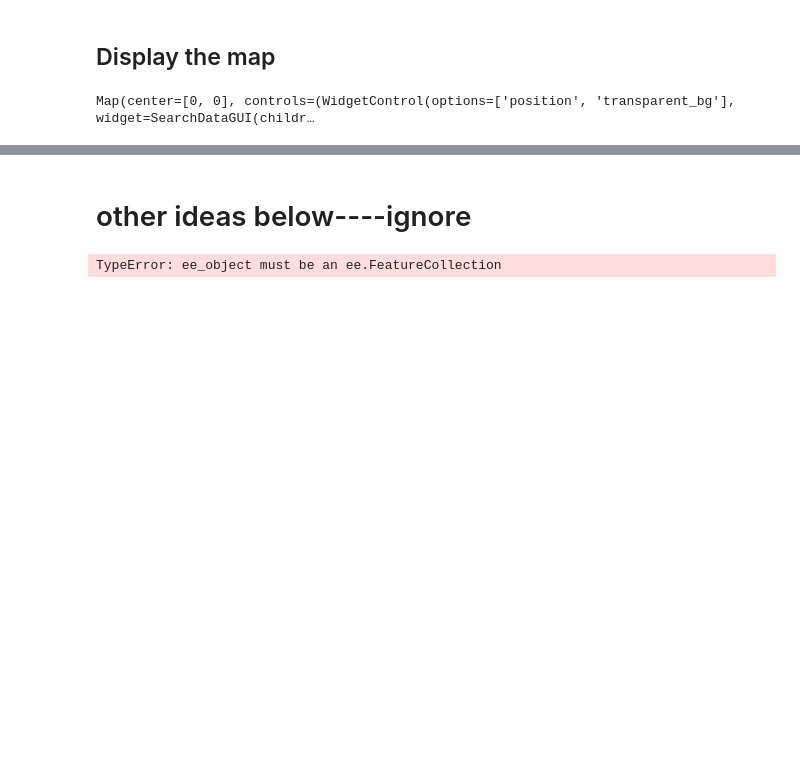
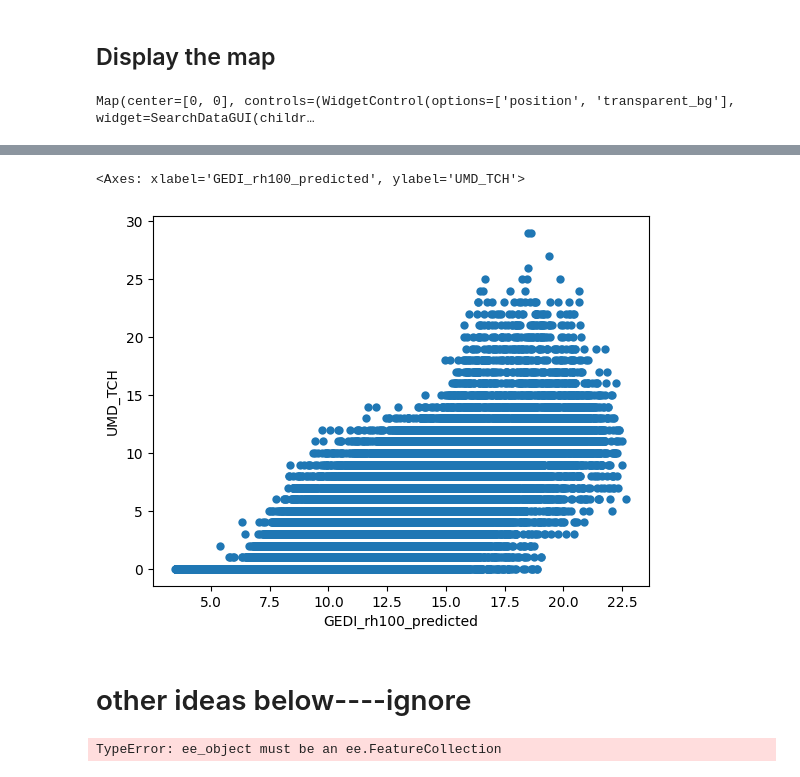
Before and after one commit to MayerT1/Pakistan_Research, a Jupyter notebook: Pakistan_Activity_1_Prelim.ipynb, the cells around one changed output, grey strips where cells are left out. Cells and saved outputs as stored; diff of their text form; code cells hidden in the pictures; blank space fills up the shorter version.

```diff
--- a/Pakistan_Activity_1_Prelim.ipynb
+++ b/Pakistan_Activity_1_Prelim.ipynb
@@ -242,3 +271,14 @@ sns.pairplot(gdf)
+# %%
+
+sns.scatterplot(x="GEDI_rh100_predicted", y="UMD_TCH",
+                # hue="clarity", size="depth",
+                # palette="ch:r=-.2,d=.3_r",
+                # hue_order=clarity_ranking,
+                sizes=(1, 8), linewidth=0,
+                data=gdf)#, ax=ax)
+# %% [output]
+<Axes: xlabel='GEDI_rh100_predicted', ylabel='UMD_TCH'>
+[figure, added]
 # %% [markdown]
 # other ideas below----ignore
 # %%
```
Also changed, not shown: parts of 6 cells of this notebook.
